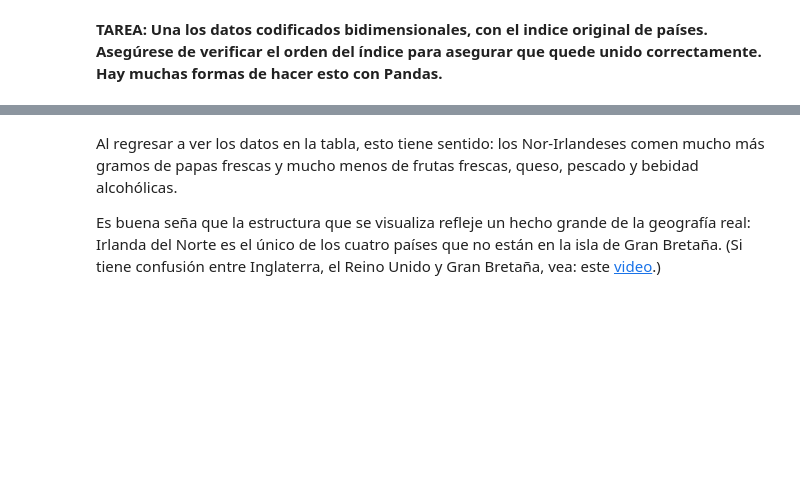
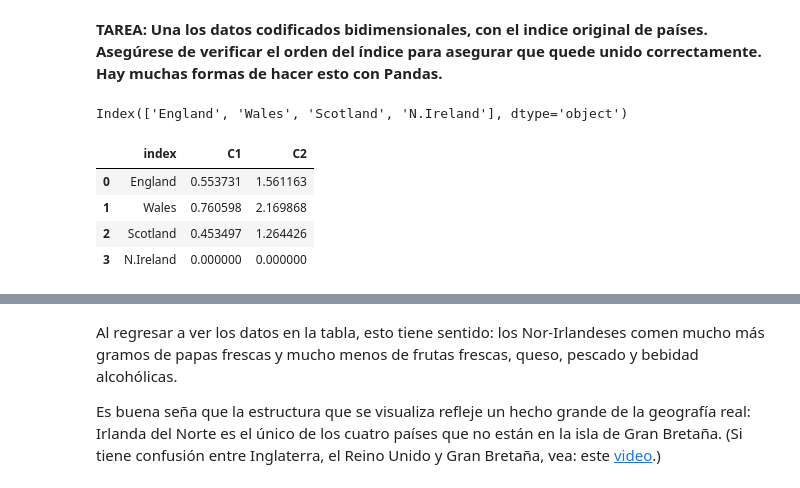
Before and after one commit to gabrielquirozz/laboratorio-6-data-science, a Jupyter notebook: Lab_Autocodificadores.ipynb, the cells around one changed output, grey strips where cells are left out. Drawn from its saved outputs; the diff is of its cells as text; code cells hidden in the pictures; blank space fills up the shorter version.

```diff
--- a/Lab_Autocodificadores.ipynb
+++ b/Lab_Autocodificadores.ipynb
@@ -104,0 +182,4 @@ Index(['England', 'Wales', 'Scotland', 'N.Ireland'], dtype='object')
+# %%
+df_transpose.index
+# %% [output]
+Index(['England', 'Wales', 'Scotland', 'N.Ireland'], dtype='object')
@@ -105,3 +191,11 @@ Index(['England', 'Wales', 'Scotland', 'N.Ireland'], dtype='object')
+# %%
+resultados
+# %% [output]
+|  | index | C1 | C2 |
+| 0 | England | 0.553731 | 1.561163 |
+| 1 | Wales | 0.760598 | 2.169868 |
+| 2 | Scotland | 0.453497 | 1.264426 |
+| 3 | N.Ireland | 0.000000 | 0.000000 |
 # %% [markdown]
 **TAREA:  Ahora grafique estos resultados con una gráfica de dispersión, etiquedados por su país respectivo.**
 
```
Also changed, not shown: parts of 31 cells of this notebook.
